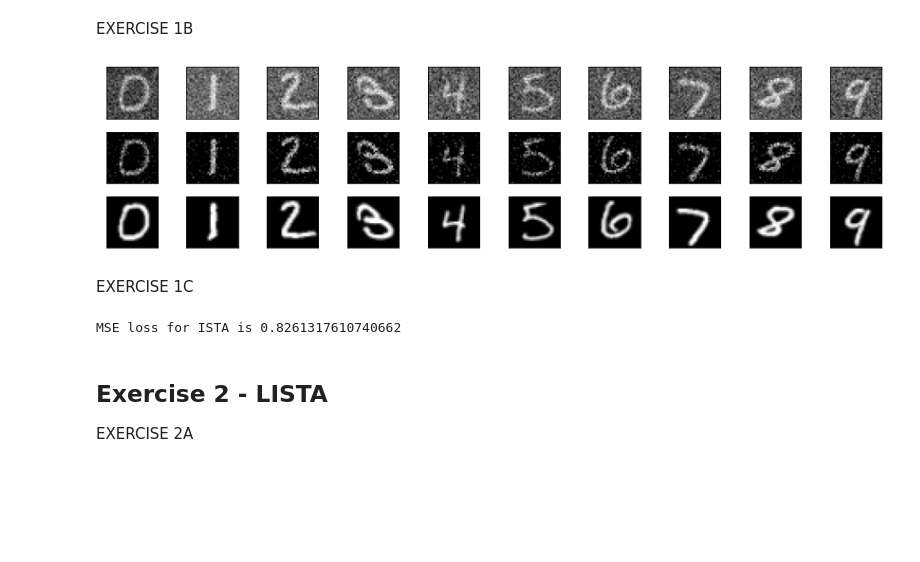
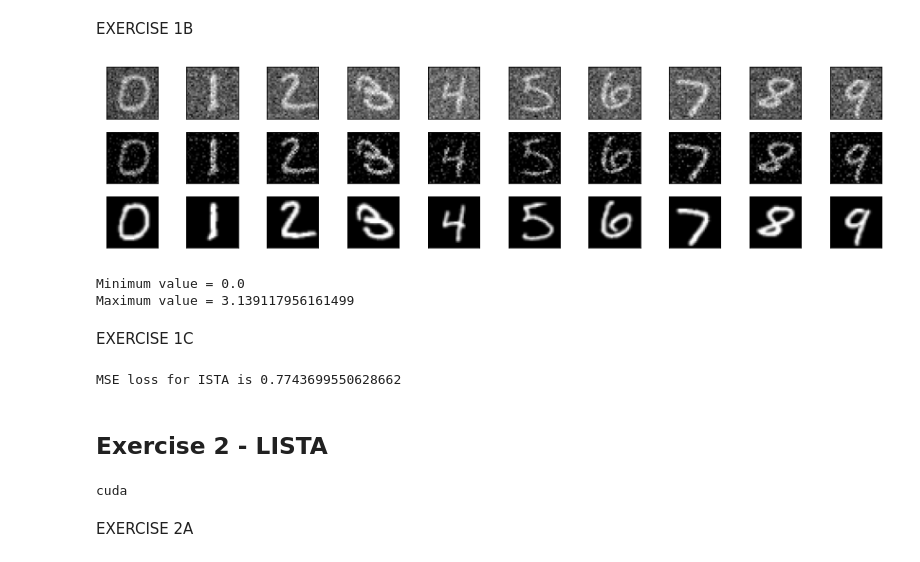
Before and after one commit to gbala97/Deep-Unfolding, a Jupyter notebook: Deep Unfolding.ipynb, the cells around one changed output. Saved outputs shown, nothing was run; the diff lists cells and outputs as text; code cells hidden in the pictures; blank space fills up the shorter version.

```diff
--- a/Deep Unfolding.ipynb
+++ b/Deep Unfolding.ipynb
@@ -119,12 +136,12 @@ def ISTA(mu, Lambda, K, y):
         x = soft_threshold(y_new + x_new, Lambda)
     return x
 # %%
-noisy_measurements = x_noisy_example[0:10,0,:,:]
+noisy_measurements = x_noisy_example
 noisy_measurements = noisy_measurements.reshape(len(noisy_measurements), -1)  # flatten the input
 
 # Parameter values for ISTA
 mu = 1
-Lambda = 1.5
+Lambda = 1.3
 K = 10
 
 reconstructed_x = ISTA(mu, Lambda, K, noisy_measurements + 2)       # offset = 2 for better filtering
@@ -132,30 +149,36 @@ reconstructed_x = ISTA(mu, Lambda, K, noisy_measurements + 2)       # offset = 2
 EXERCISE 1B
 # %%
 # show the examples in a plot
-reconstructed_x = np.reshape(reconstructed_x, (reconstructed_x.shape[0], 1, 32, 32))
-# print(reconstructed_x.min())
+reconstructed_x = torch.reshape(reconstructed_x, (reconstructed_x.shape[0], 1, 32, 32))
 
 plt.figure(figsize=(12,3))
 for i in range(10):
     plt.subplot(3, 10, i+1)
     plt.imshow(x_noisy_example[i,0,:,:], cmap='gray')
     plt.xticks([])
     plt.yticks([])
 
     plt.subplot(3, 10, i+11)
     plt.imshow(reconstructed_x[i,0,:,:], cmap='gray')
     plt.xticks([])
     plt.yticks([])
 
     plt.subplot(3, 10, i+21)
     plt.imshow(x_clean_example[i,0,:,:], cmap='gray')
     plt.xticks([])
     plt.yticks([])
 
 plt.tight_layout()
 plt.savefig("data_examples.png", dpi=100, bbox_inches='tight')
 plt.show()
 # %% [output]
-[figure, old version]
+[figure, new version]
+# %%
+# Showing range of output
+print("Minimum value =", reconstructed_x.min().item())
+print("Maximum value =", reconstructed_x.max().item())
+# %% [output]
+Minimum value = 0.0
+Maximum value = 3.139117956161499
 # %% [markdown]
 EXERCISE 1C
@@ -186,7 +195,17 @@ rec_x_test_tensor = reconstructed_x_test
 loss = mse_loss(rec_x_test_tensor, x_clean_test)
 print('MSE loss for ISTA is', loss.item())
 # %% [output]
-MSE loss for ISTA is 0.8261317610740662
+MSE loss for ISTA is 0.7743699550628662
 # %% [markdown]
 ## Exercise 2 - LISTA
-EXERCISE 2A
+# %%
+USE_GPU = True
+if USE_GPU and torch.cuda.is_available():
+    device = torch.device('cuda')
+else:
+    device = torch.device('cpu')
+print(device)
+# %% [output]
+cuda
+# %% [markdown]
+EXERCISE 2A
```
Also changed, not shown: parts of 13 cells of this notebook, 1 other file.
